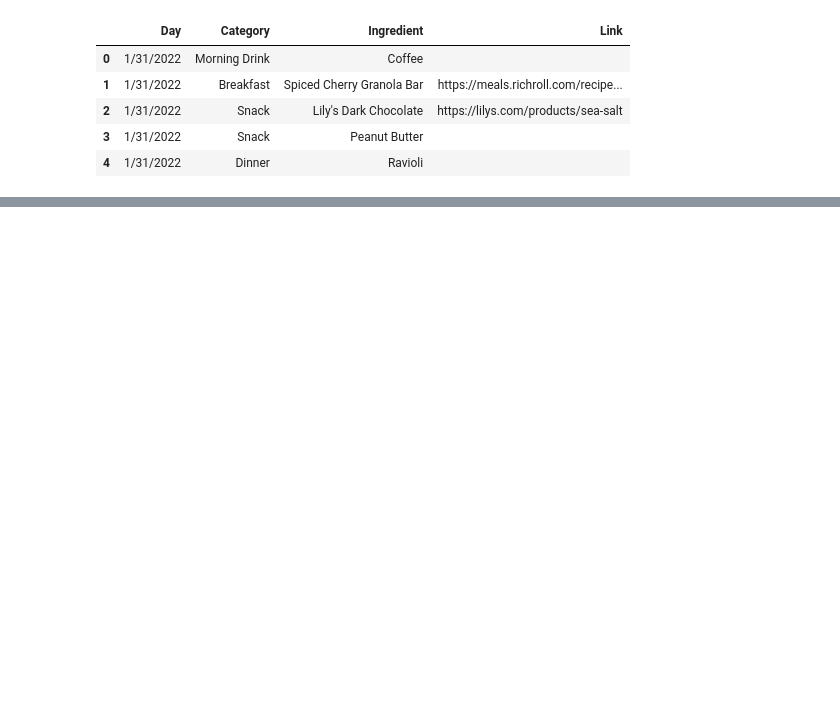
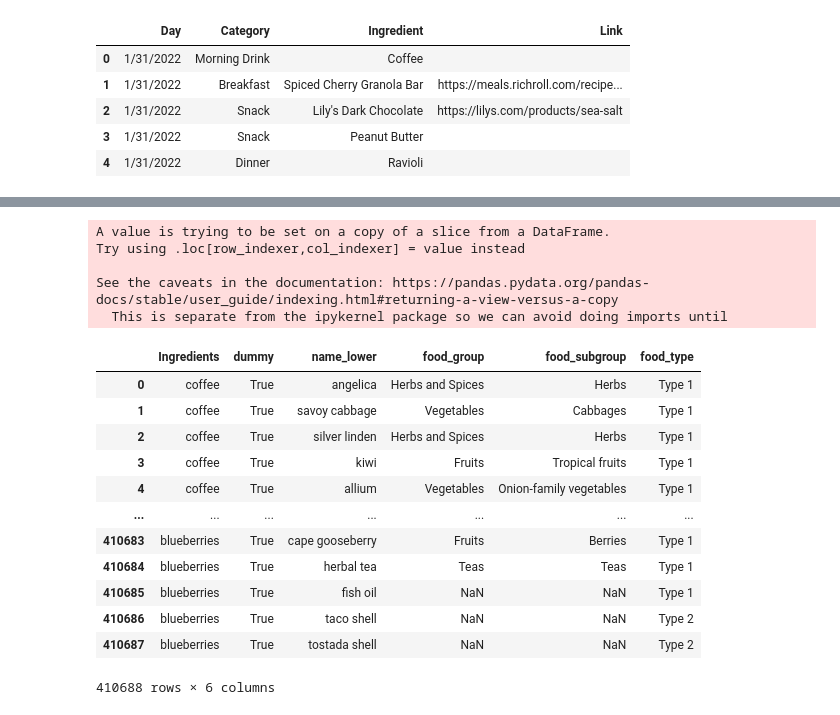
Before and after one commit to julieinsan/StravaAPI, a Jupyter notebook: Connecting Food Diary.ipynb, the cells around one changed output, grey strips where cells are left out. Cells and saved outputs as stored; diff of their text form; code cells hidden in the pictures; blank space fills up the shorter version.

Commit message:
starting to fuzzy join

```diff
--- a/Connecting Food Diary.ipynb
+++ b/Connecting Food Diary.ipynb
@@ -201,0 +278,2 @@ sns.histplot(foodDF_long, y="IngredientsStrings")
+# %%
+foodDF_long['name_lower'] = foodDF_long['IngStringLower']
@@ -201,0 +298,2 @@ sns.histplot(foodDF_long, y="IngredientsStrings")
+# %%
+Unique_ingredients = pd.DataFrame(data=foodDF_long['IngStringLower'].unique(), columns=['Ingredients'])
@@ -201,0 +309,28 @@ sns.histplot(foodDF_long, y="IngredientsStrings")
+# %%
+# Much of this is coming from here: https://predictivehacks.com/fuzzy-joins-tutorial/
+# Cross join
+Unique_ingredients['dummy'] = True
+food_categories_dta['dummy'] = True
+combos = pd.merge(Unique_ingredients, food_categories_dta, on=['dummy'])
+# %% [output]
+A value is trying to be set on a copy of a slice from a DataFrame.
+Try using .loc[row_indexer,col_indexer] = value instead
+
+See the caveats in the documentation: https://pandas.pydata.org/pandas-docs/stable/user_guide/indexing.html#returning-a-view-versus-a-copy
+  This is separate from the ipykernel package so we can avoid doing imports until
+# %%
+combos
+# %% [output]
+|  | Ingredients | dummy | name_lower | food_group | food_subgroup | food_type |
+| 0 | coffee | True | angelica | Herbs and Spices | Herbs | Type 1 |
+| 1 | coffee | True | savoy cabbage | Vegetables | Cabbages | Type 1 |
+| 2 | coffee | True | silver linden | Herbs and Spices | Herbs | Type 1 |
+| 3 | coffee | True | kiwi | Fruits | Tropical fruits | Type 1 |
+| 4 | coffee | True | allium | Vegetables | Onion-family vegetables | Type 1 |
+| ... | ... | ... | ... | ... | ... | ... |
+| 410683 | blueberries | True | cape gooseberry | Fruits | Berries | Type 1 |
+| 410684 | blueberries | True | herbal tea | Teas | Teas | Type 1 |
+| 410685 | blueberries | True | fish oil | NaN | NaN | Type 1 |
+| 410686 | blueberries | True | taco shell | NaN | NaN | Type 2 |
+| 410687 | blueberries | True | tostada shell | NaN | NaN | Type 2 |
+410688 rows × 6 columns
```
Also changed, not shown: parts of 27 cells of this notebook, 1 other file.
